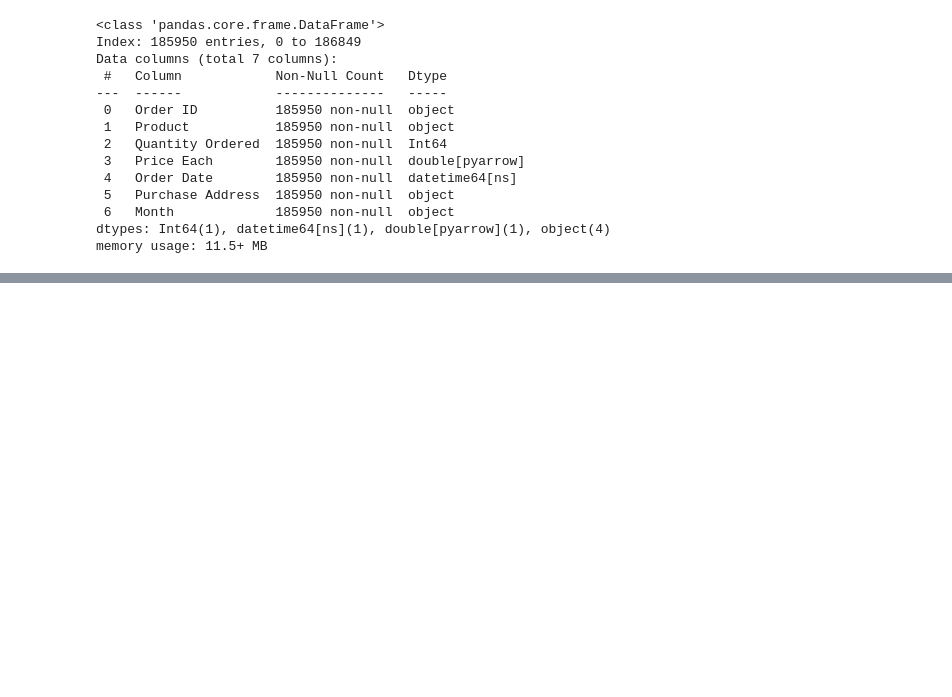
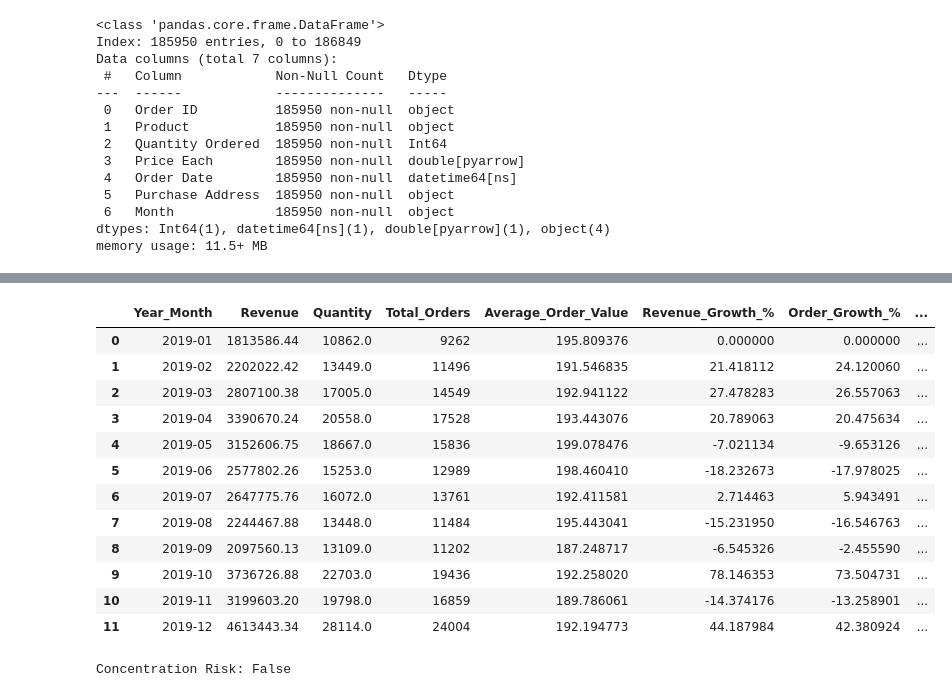
Before and after one commit to krishna0712/data_analysis_project, a Jupyter notebook: Data_clean/cleaning.ipynb, the cells around one changed output, grey strips where cells are left out. Saved outputs shown, nothing was run; the diff lists cells and outputs as text; code cells hidden in the pictures; blank space fills up the shorter version.

Commit message:
Basic risk summary calculated

```diff
--- a/Data_clean/cleaning.ipynb
+++ b/Data_clean/cleaning.ipynb
@@ -156,0 +211,10 @@ ValueError: No axis named 1480 for object type DataFrame
+# %%
+monthly_kpi = df.groupby("Year_Month").agg({
+    "Revenue": "sum",
+    "Quantity": "sum",
+    "Order ID": "nunique"
+}).reset_index()
+
+monthly_kpi.rename(columns={
+    "Order ID": "Total_Orders"
+}, inplace=True)
@@ -156,0 +237,12 @@ ValueError: No axis named 1480 for object type DataFrame
+# %%
+monthly_kpi["Average_Order_Value"] = (
+    monthly_kpi["Revenue"] / monthly_kpi["Total_Orders"]
+)
+
+monthly_kpi["Revenue_Growth_%"] = (
+    monthly_kpi["Revenue"].pct_change() * 100
+)
+
+monthly_kpi["Order_Growth_%"] = (
+    monthly_kpi["Total_Orders"].pct_change() * 100
+)
@@ -156,0 +258,2 @@ ValueError: No axis named 1480 for object type DataFrame
+# %%
+monthly_kpi.fillna(0, inplace=True)
@@ -156,0 +307,6 @@ ValueError: No axis named 1480 for object type DataFrame
+# %%
+monthly_kpi["Decline"] = monthly_kpi["Revenue"].diff() < 0
+
+two_month_decline = (
+    monthly_kpi["Decline"].rolling(2).sum().max() == 2
+)
@@ -156,0 +317,20 @@ ValueError: No axis named 1480 for object type DataFrame
+# %%
+monthly_kpi.head(12)
+# %% [output]
+|  | Year_Month | Revenue | Quantity | Total_Orders | Average_Order_Value | Revenue_Growth_% | Order_Growth_% | ... |
+| 0 | 2019-01 | 1813586.44 | 10862.0 | 9262 | 195.809376 | 0.000000 | 0.000000 | ... |
+| 1 | 2019-02 | 2202022.42 | 13449.0 | 11496 | 191.546835 | 21.418112 | 24.120060 | ... |
+| 2 | 2019-03 | 2807100.38 | 17005.0 | 14549 | 192.941122 | 27.478283 | 26.557063 | ... |
+| 3 | 2019-04 | 3390670.24 | 20558.0 | 17528 | 193.443076 | 20.789063 | 20.475634 | ... |
+| 4 | 2019-05 | 3152606.75 | 18667.0 | 15836 | 199.078476 | -7.021134 | -9.653126 | ... |
+| 5 | 2019-06 | 2577802.26 | 15253.0 | 12989 | 198.460410 | -18.232673 | -17.978025 | ... |
+| 6 | 2019-07 | 2647775.76 | 16072.0 | 13761 | 192.411581 | 2.714463 | 5.943491 | ... |
+| 7 | 2019-08 | 2244467.88 | 13448.0 | 11484 | 195.443041 | -15.231950 | -16.546763 | ... |
+| 8 | 2019-09 | 2097560.13 | 13109.0 | 11202 | 187.248717 | -6.545326 | -2.455590 | ... |
+| 9 | 2019-10 | 3736726.88 | 22703.0 | 19436 | 192.258020 | 78.146353 | 73.504731 | ... |
+| 10 | 2019-11 | 3199603.20 | 19798.0 | 16859 | 189.786061 | -14.374176 | -13.258901 | ... |
+| 11 | 2019-12 | 4613443.34 | 28114.0 | 24004 | 192.194773 | 44.187984 | 42.380924 | ... |
+# %%
+print("Concentration Risk:", concentration_risk)
+# %% [output]
+Concentration Risk: False
```
Also changed, not shown: parts of 21 cells of this notebook, 6 other files.
